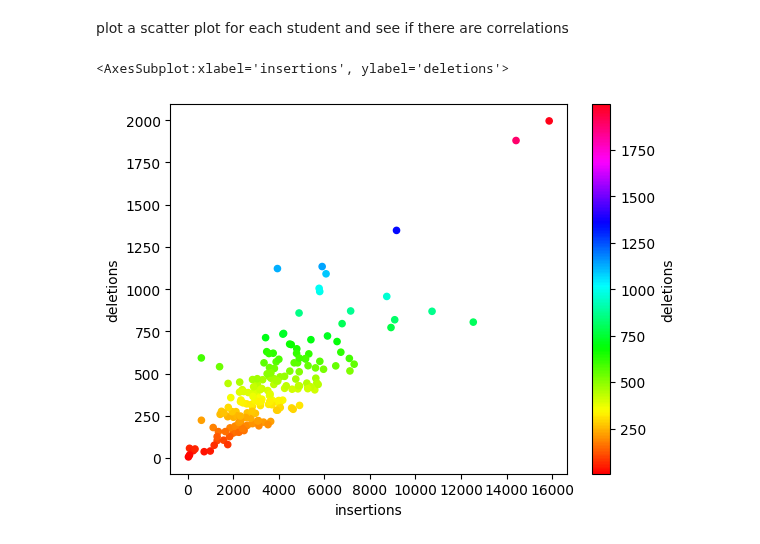
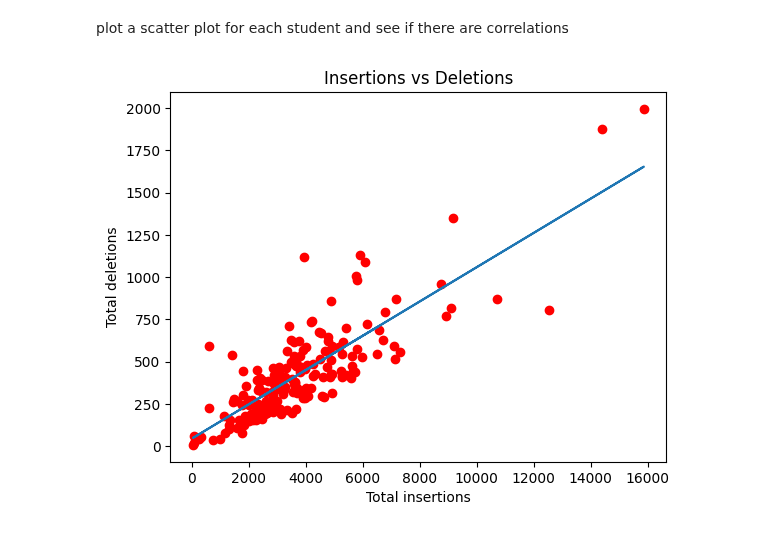
Before and after one commit to lucamouchel/Understanding-Revision-Behavior, a Jupyter notebook: Project.ipynb, the cells around one changed output. Saved outputs shown, nothing was run; the diff lists cells and outputs as text; code cells hidden in the pictures.

```diff
--- a/Project.ipynb
+++ b/Project.ipynb
@@ -215,14 +217,16 @@
 plot a scatter plot for each student and see if there are correlations
 # %%
 all_keystrokes = pd.read_json('data/all_keystrokes.json').values
-sorted_indices = pd.read_csv(csv_filename)
 sorted_users = sorted(set(df['user_id'].values))
+ins_del_dict = {'insert': 0, 'delete': 1}
+student_sequences = []
 
 user_insertions_deletions = []
 for user in sorted_users:
     indices_where_written = np.where(df['user_id'] == user)
     insertions = 0
     deletions = 0
+    student_sequence = []
     for index in indices_where_written:
         users_keystrokes = all_keystrokes[index]
         for json in users_keystrokes:
@@ -230,13 +234,29 @@ for user in sorted_users:
                 if dic is not None:
                     if dic['character'] not in KEYWORDS:
                         insertions += 1
+                        student_sequence.append(ins_del_dict['insert'])
                     elif dic['character'] == 'Backspace':
                         deletions += 1
+                        student_sequence.append(ins_del_dict['delete'])
+
+    student_sequences.append(student_sequence)
     user_insertions_deletions.append((insertions, deletions))
-# %%
-user_df = pd.DataFrame(user_insertions_deletions, columns=['insertions', 'deletions'])
-
-user_df.plot.scatter(x='insertions', y='deletions', c='deletions', colormap='hsv')
-# %% [output]
-<AxesSubplot:xlabel='insertions', ylabel='deletions'>
-[figure, removed]
+# %%
+user_df = pd.DataFrame(user_insertions_deletions, columns=['insertions', 'deletions'])
+
+X = user_df['insertions'].values.reshape(-1,1)
+Y = user_df['deletions'].values.reshape(-1,1)
+
+from sklearn.linear_model import LinearRegression
+
+regressor = LinearRegression()
+regressor.fit(X,Y)
+y_pred = regressor.predict(X)
+plt.scatter(X, Y, color='r')
+plt.plot(X, y_pred)
+plt.title('Insertions vs Deletions')
+plt.xlabel('Total insertions')
+plt.ylabel('Total deletions')
+plt.show()
+# %% [output]
+[figure, added]
```
Also changed, not shown: parts of 4 cells of this notebook, 4 other files.
